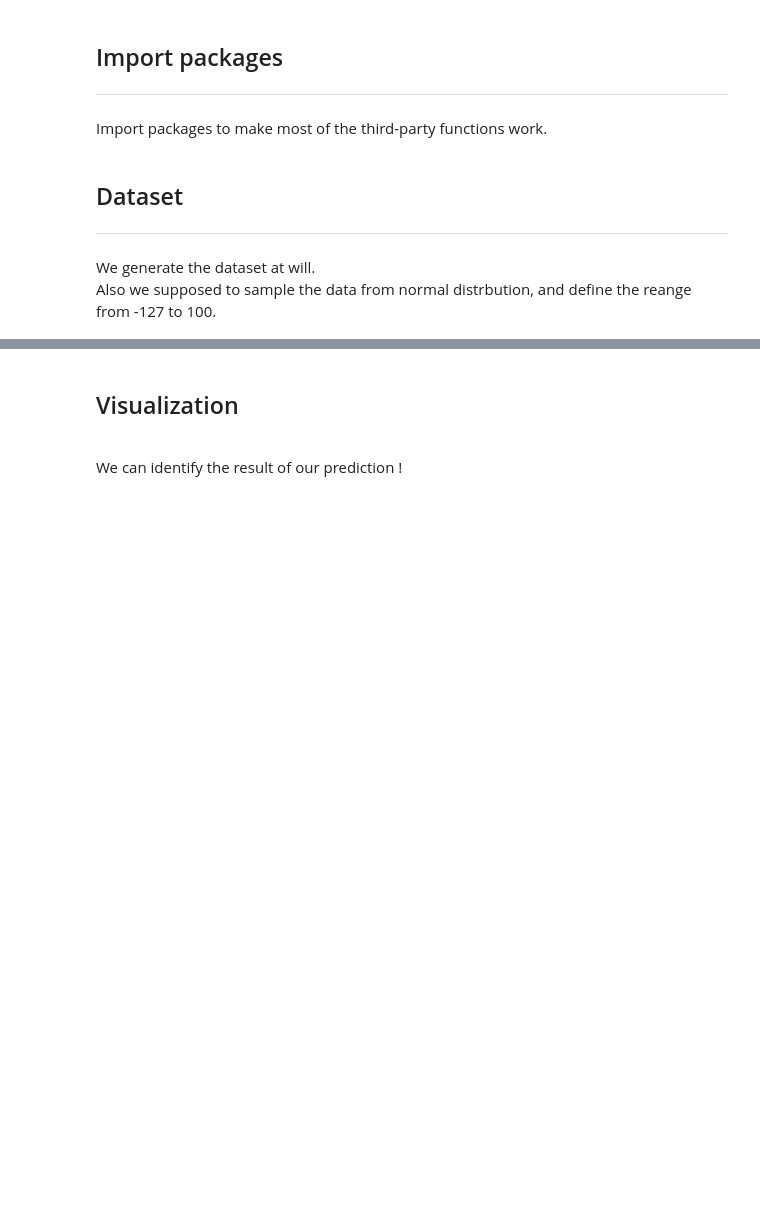
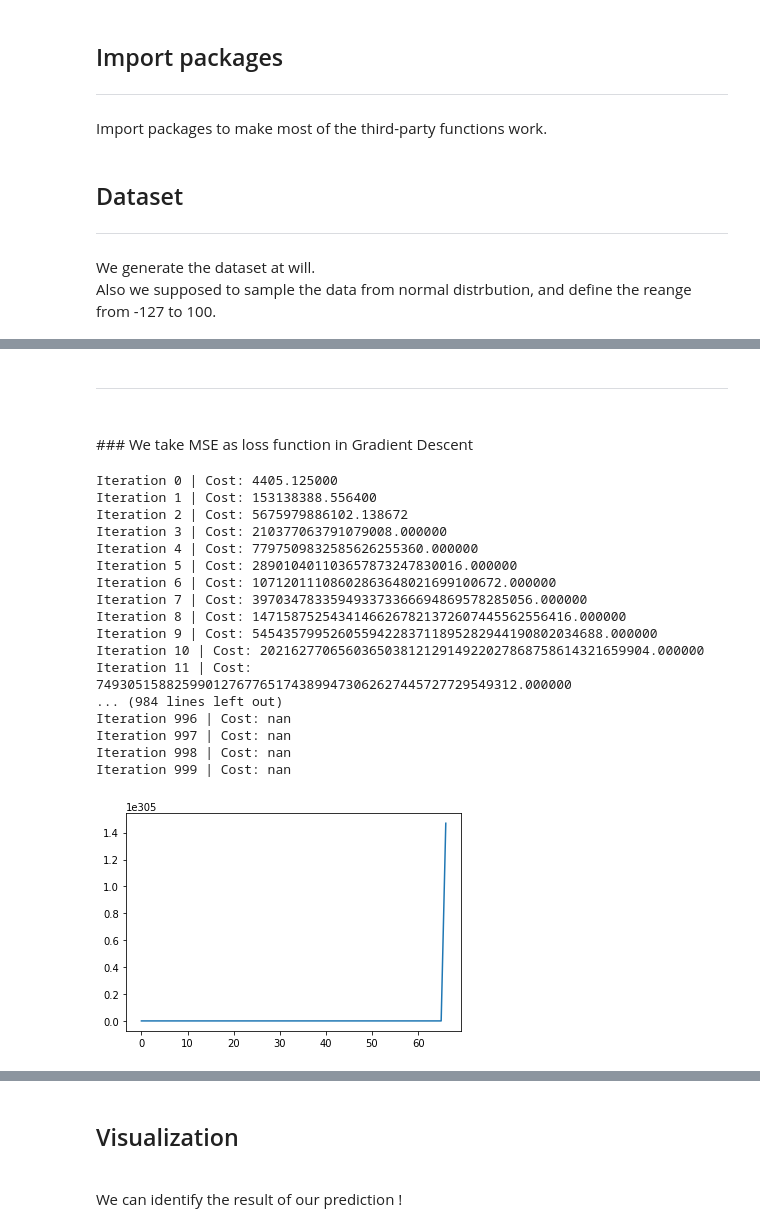
Before and after one commit to IKMLab/Linear-Regression-Tutorial, a Jupyter notebook: Linear_and_non_Linear_Regression.ipynb, the cells around one changed output, grey strips where cells are left out. Saved outputs shown, nothing was run; the diff lists cells and outputs as text; code cells hidden in the pictures; blank space fills up the shorter version.

```diff
--- a/Linear_and_non_Linear_Regression.ipynb
+++ b/Linear_and_non_Linear_Regression.ipynb
@@ -114,3 +147,34 @@ def OLSR(X, y):
+# %%
+from matplotlib import pyplot as plt
+
+def gd(X,y,theta,alpha,m,iters_num):
+    '''
+        :param X: materials
+        :param y: target
+        :param theta: weight which being update
+        :param alpha: learning rate
+        :param m: the number of examples
+        :param iters_num: the number of iterations
+        :return: actual weight
+    '''
+    xTrans = X.transpose()
+    loss_fs = []
+    for i in range(0, iters_num):
+        hypothesis = np.dot(X, theta)
+        loss = hypothesis - y
+        # avg cost per example (the 2 in 2*m doesn't really matter here.
+        # But to be consistent with the gradient, I include it)
+        cost = np.sum(loss ** 2) / (2 * m)
+        loss_fs.append(cost)
+        print("Iteration %d | Cost: %f" % (i, cost))
+        # avg gradient per example
+        gradient = np.dot(xTrans, loss) / m
+        # update
+        theta = theta - alpha * gradient
+    plt.plot(range(len(loss_fs)), loss_fs)
+    plt.show()
+    plt.close()
+    return theta
 # %% [markdown]
 ## Residual sum of squares  (RSS)
 <hr>
@@ -160,0 +232,31 @@ array([ 1.79986065, 31.95428038])
+# %% [markdown]
+<hr>
+<br>
+### We take MSE as loss function in Gradient Descent
+# %%
+''' By gradient descent'''
+
+m, n = np.shape(train_X)
+iters= 1000
+alpha = 0.01
+theta = np.ones(n)
+weight = gd(train_X,train_y,theta, alpha,m,iters)
+# %% [output]
+Iteration 0 | Cost: 4405.125000
+Iteration 1 | Cost: 153138388.556400
+Iteration 2 | Cost: 5675979886102.138672
+Iteration 3 | Cost: 210377063791079008.000000
+Iteration 4 | Cost: 7797509832585626255360.000000
+Iteration 5 | Cost: 289010401103657873247830016.000000
+Iteration 6 | Cost: 10712011108602863648021699100672.000000
+Iteration 7 | Cost: 397034783359493373366694869578285056.000000
+Iteration 8 | Cost: 14715875254341466267821372607445562556416.000000
+Iteration 9 | Cost: 545435799526055942283711895282944190802034688.000000
+Iteration 10 | Cost: 20216277065603650381212914922027868758614321659904.000000
+Iteration 11 | Cost: 749305158825990127677651743899473062627445727729549312.000000
+... (984 lines left out)
+Iteration 996 | Cost: nan
+Iteration 997 | Cost: nan
+Iteration 998 | Cost: nan
+Iteration 999 | Cost: nan
+[figure, added]
```
Also changed, not shown: parts of 18 cells of this notebook.
